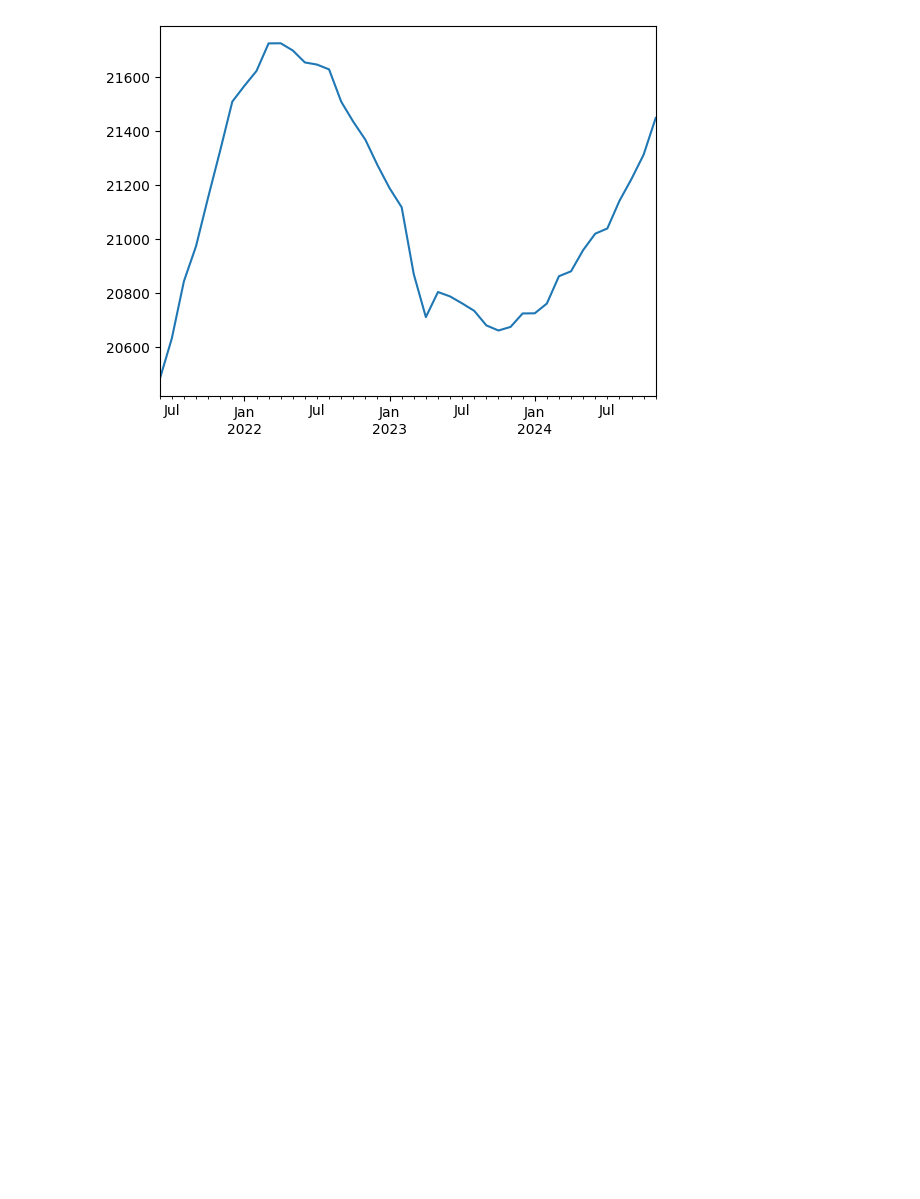
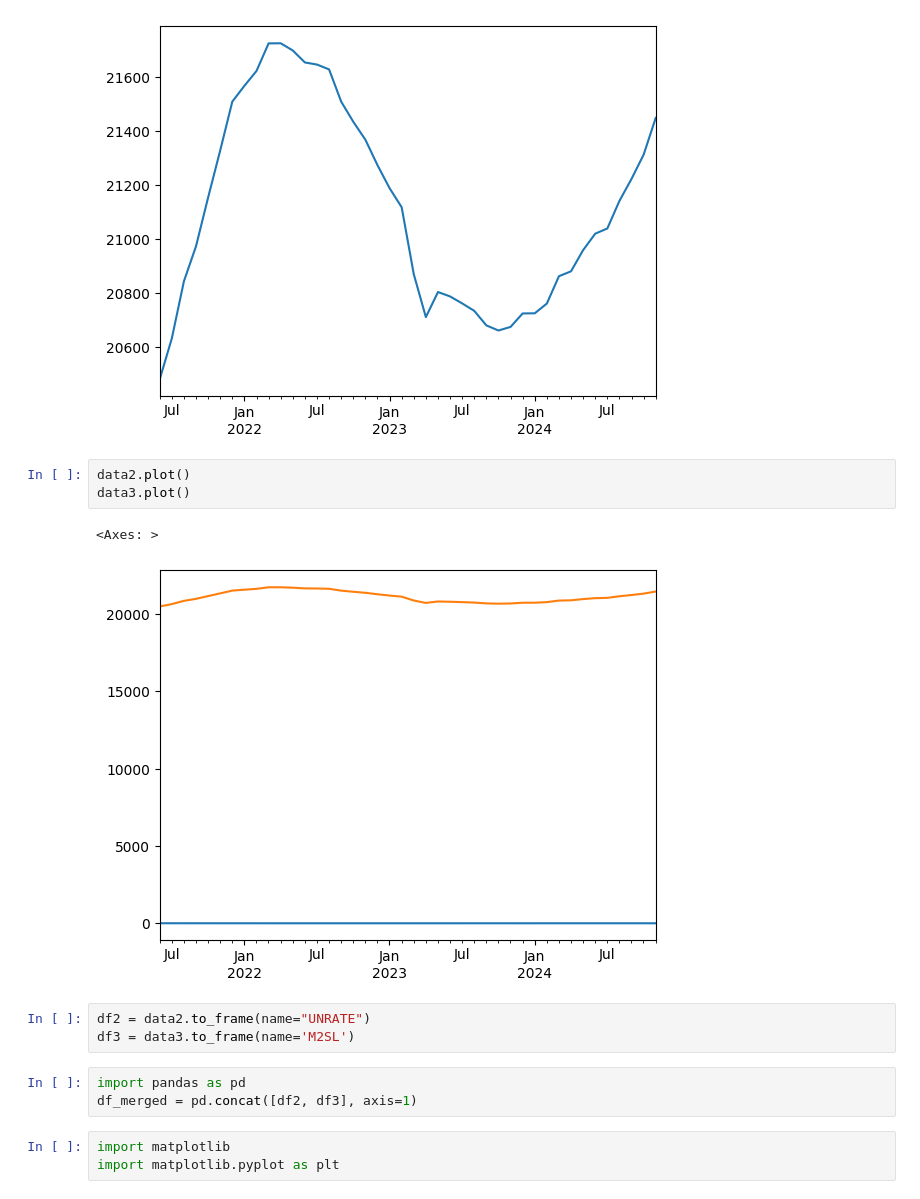
Before and after one commit to flycandle/fin_data, a Jupyter notebook: Untitled4.ipynb, the cells around one changed output. Drawn from its saved outputs; the diff is of its cells as text; blank space fills up the shorter version.

```diff
--- a/Untitled4.ipynb
+++ b/Untitled4.ipynb
@@ -52,3 +52,18 @@ data3.plot()
 # %% [output]
 <Axes: >
 [figure]
+# %%
+data2.plot()
+data3.plot()
+# %% [output]
+<Axes: >
+[figure, added]
+# %%
+df2 = data2.to_frame(name="UNRATE")
+df3 = data3.to_frame(name='M2SL')
+# %%
+import pandas as pd
+df_merged = pd.concat([df2, df3], axis=1)
+# %%
+import matplotlib
+import matplotlib.pyplot as plt
```
Also changed, not shown: parts of 5 cells of this notebook.
